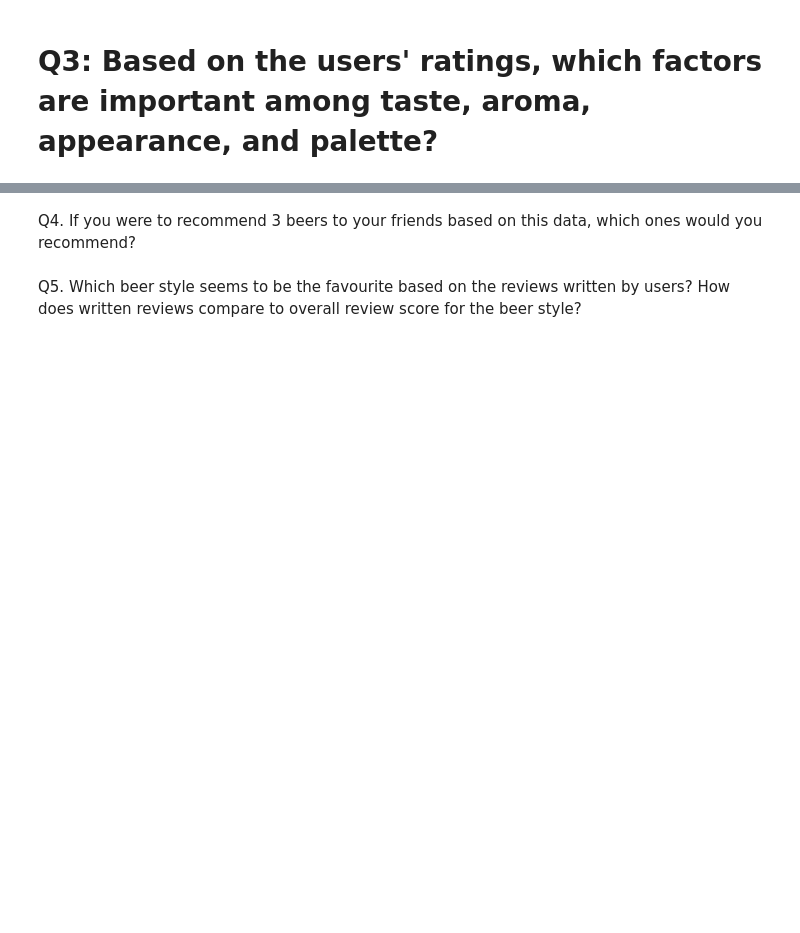
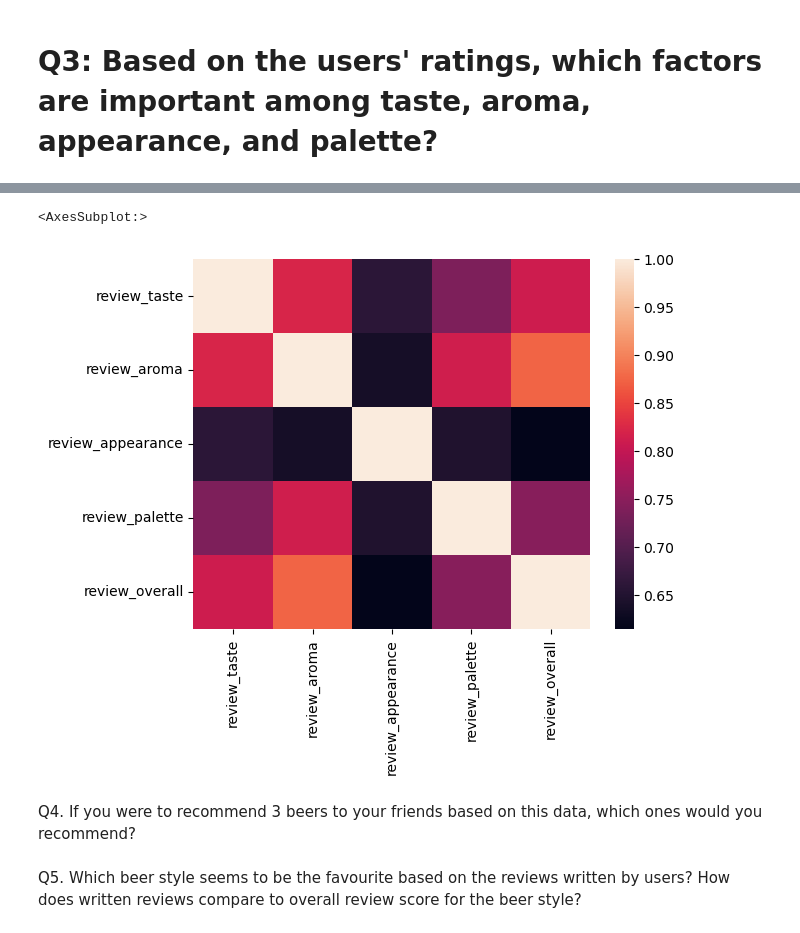
Before and after one commit to AvatarJoshi/beer_data_analysis, a Jupyter notebook: beer_analysis.ipynb, the cells around one changed output, grey strips where cells are left out. Drawn from its saved outputs; the diff is of its cells as text; code cells hidden in the pictures; blank space fills up the shorter version.

Commit message:
Performed preliminary correlation analysis of beer review data

```diff
--- a/beer_analysis.ipynb
+++ b/beer_analysis.ipynb
@@ -137,0 +115,5 @@ df.plot(kind="scatter", x="review_palette", y="review_overall")
+# %%
+# Determine the mean for review taste, review aroma, review appearance, review palate, and review overall
+# Group them by beer_id
+review_df = df.groupby(["beer_beerId"])[["review_taste", "review_aroma", "review_appearance", "review_palette", "review_overall"]].mean()
+review_df.head()
@@ -138,3 +138,12 @@ df.plot(kind="scatter", x="review_palette", y="review_overall")
+# %%
+# Import heatmap from seaborn
+from seaborn import heatmap
+
+# Create a heatmap of the correlation dataframe
+heatmap(review_df.corr())
+# %% [output]
+<AxesSubplot:>
+[figure, added]
 # %% [markdown]
 Q4. If you were to recommend 3 beers to your friends based on this data, which ones would you recommend?
 # %% [markdown]
```
Also changed, not shown: parts of 9 cells of this notebook.
